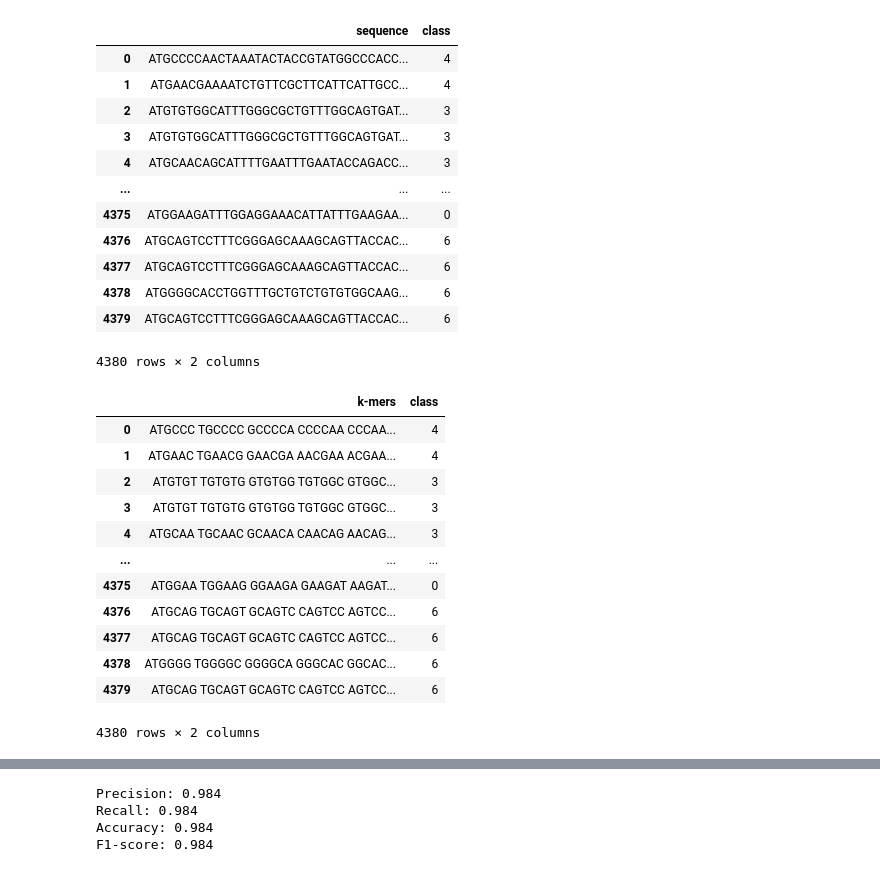
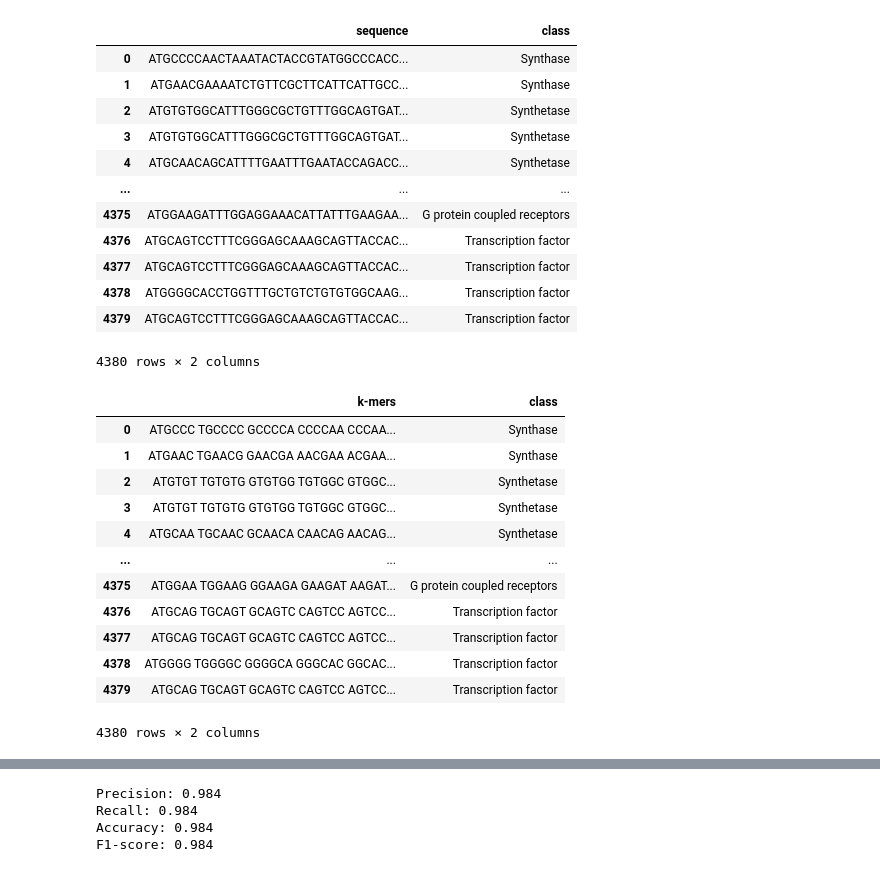
Before and after one commit to alessandroquirile/SequencingDNA, a Jupyter notebook: notebooks/1.0-data-exploration.ipynb, the cells around one changed output, grey strips where cells are left out. Drawn from its saved outputs; the diff is of its cells as text; code cells hidden in the pictures.

```diff
--- a/notebooks/1.0-data-exploration.ipynb
+++ b/notebooks/1.0-data-exploration.ipynb
@@ -81,21 +107,38 @@ In genomics, this process helps break down complex sequences into manageable pie
 # %%
 import pandas as pd
 
+# Carica il file di dati
 human_dna = pd.read_table('../data/raw/human.txt')
+
+# Crea un dizionario per mappare le classi numeriche alle descrizioni
+class_mapping = {
+    0: 'G protein coupled receptors',
+    1: 'Tyrosine kinase',
+    2: 'Tyrosine phosphatase',
+    3: 'Synthetase',
+    4: 'Synthase',
+    5: 'Ion channel',
+    6: 'Transcription factor'
+}
+
+# Mappa le classi numeriche alle descrizioni nella colonna 'Class'
+human_dna['class'] = human_dna['class'].map(class_mapping)
+
+# Mostra la tabella aggiornata
 human_dna
 # %% [output]
 |  | sequence | class |
-| 0 | ATGCCCCAACTAAATACTACCGTATGGCCCACC... | 4 |
-| 1 | ATGAACGAAAATCTGTTCGCTTCATTCATTGCC... | 4 |
-| 2 | ATGTGTGGCATTTGGGCGCTGTTTGGCAGTGAT... | 3 |
-| 3 | ATGTGTGGCATTTGGGCGCTGTTTGGCAGTGAT... | 3 |
-| 4 | ATGCAACAGCATTTTGAATTTGAATACCAGACC... | 3 |
+| 0 | ATGCCCCAACTAAATACTACCGTATGGCCCACC... | Synthase |
+| 1 | ATGAACGAAAATCTGTTCGCTTCATTCATTGCC... | Synthase |
+| 2 | ATGTGTGGCATTTGGGCGCTGTTTGGCAGTGAT... | Synthetase |
+| 3 | ATGTGTGGCATTTGGGCGCTGTTTGGCAGTGAT... | Synthetase |
+| 4 | ATGCAACAGCATTTTGAATTTGAATACCAGACC... | Synthetase |
 | ... | ... | ... |
-| 4375 | ATGGAAGATTTGGAGGAAACATTATTTGAAGAA... | 0 |
-| 4376 | ATGCAGTCCTTTCGGGAGCAAAGCAGTTACCAC... | 6 |
-| 4377 | ATGCAGTCCTTTCGGGAGCAAAGCAGTTACCAC... | 6 |
-| 4378 | ATGGGGCACCTGGTTTGCTGTCTGTGTGGCAAG... | 6 |
-| 4379 | ATGCAGTCCTTTCGGGAGCAAAGCAGTTACCAC... | 6 |
+| 4375 | ATGGAAGATTTGGAGGAAACATTATTTGAAGAA... | G protein coupled receptors |
+| 4376 | ATGCAGTCCTTTCGGGAGCAAAGCAGTTACCAC... | Transcription factor |
+| 4377 | ATGCAGTCCTTTCGGGAGCAAAGCAGTTACCAC... | Transcription factor |
+| 4378 | ATGGGGCACCTGGTTTGCTGTCTGTGTGGCAAG... | Transcription factor |
+| 4379 | ATGCAGTCCTTTCGGGAGCAAAGCAGTTACCAC... | Transcription factor |
 4380 rows × 2 columns
 # %%
 import pandas as pd
@@ -112,9 +155,6 @@ def get_kmers(sequence, k):
 def join_kmers(kmers):
     return ' '.join(kmers)
 
-# Carica il DataFrame
-human_dna = pd.read_table('../data/raw/human.txt')
-
 # Estrai i k-mers per ogni sequenza
 k = 6
 human_dna['k-mers'] = human_dna.apply(lambda x: get_kmers(x['sequence'], k), axis=1)
@@ -129,17 +169,17 @@ human_dna = human_dna[['k-mers', 'class']]
 human_dna
 # %% [output]
 |  | k-mers | class |
-| 0 | ATGCCC TGCCCC GCCCCA CCCCAA CCCAA... | 4 |
-| 1 | ATGAAC TGAACG GAACGA AACGAA ACGAA... | 4 |
-| 2 | ATGTGT TGTGTG GTGTGG TGTGGC GTGGC... | 3 |
-| 3 | ATGTGT TGTGTG GTGTGG TGTGGC GTGGC... | 3 |
-| 4 | ATGCAA TGCAAC GCAACA CAACAG AACAG... | 3 |
+| 0 | ATGCCC TGCCCC GCCCCA CCCCAA CCCAA... | Synthase |
+| 1 | ATGAAC TGAACG GAACGA AACGAA ACGAA... | Synthase |
+| 2 | ATGTGT TGTGTG GTGTGG TGTGGC GTGGC... | Synthetase |
+| 3 | ATGTGT TGTGTG GTGTGG TGTGGC GTGGC... | Synthetase |
+| 4 | ATGCAA TGCAAC GCAACA CAACAG AACAG... | Synthetase |
 | ... | ... | ... |
-| 4375 | ATGGAA TGGAAG GGAAGA GAAGAT AAGAT... | 0 |
-| 4376 | ATGCAG TGCAGT GCAGTC CAGTCC AGTCC... | 6 |
-| 4377 | ATGCAG TGCAGT GCAGTC CAGTCC AGTCC... | 6 |
-| 4378 | ATGGGG TGGGGC GGGGCA GGGCAC GGCAC... | 6 |
-| 4379 | ATGCAG TGCAGT GCAGTC CAGTCC AGTCC... | 6 |
+| 4375 | ATGGAA TGGAAG GGAAGA GAAGAT AAGAT... | G protein coupled receptors |
+| 4376 | ATGCAG TGCAGT GCAGTC CAGTCC AGTCC... | Transcription factor |
+| 4377 | ATGCAG TGCAGT GCAGTC CAGTCC AGTCC... | Transcription factor |
+| 4378 | ATGGGG TGGGGC GGGGCA GGGCAC GGCAC... | Transcription factor |
+| 4379 | ATGCAG TGCAGT GCAGTC CAGTCC AGTCC... | Transcription factor |
 4380 rows × 2 columns
 # %% [markdown]
 ### Using Bag of Words (BoW) for DNA Sequencing
```
Also changed, not shown: parts of 8 cells of this notebook, 3 other files.
